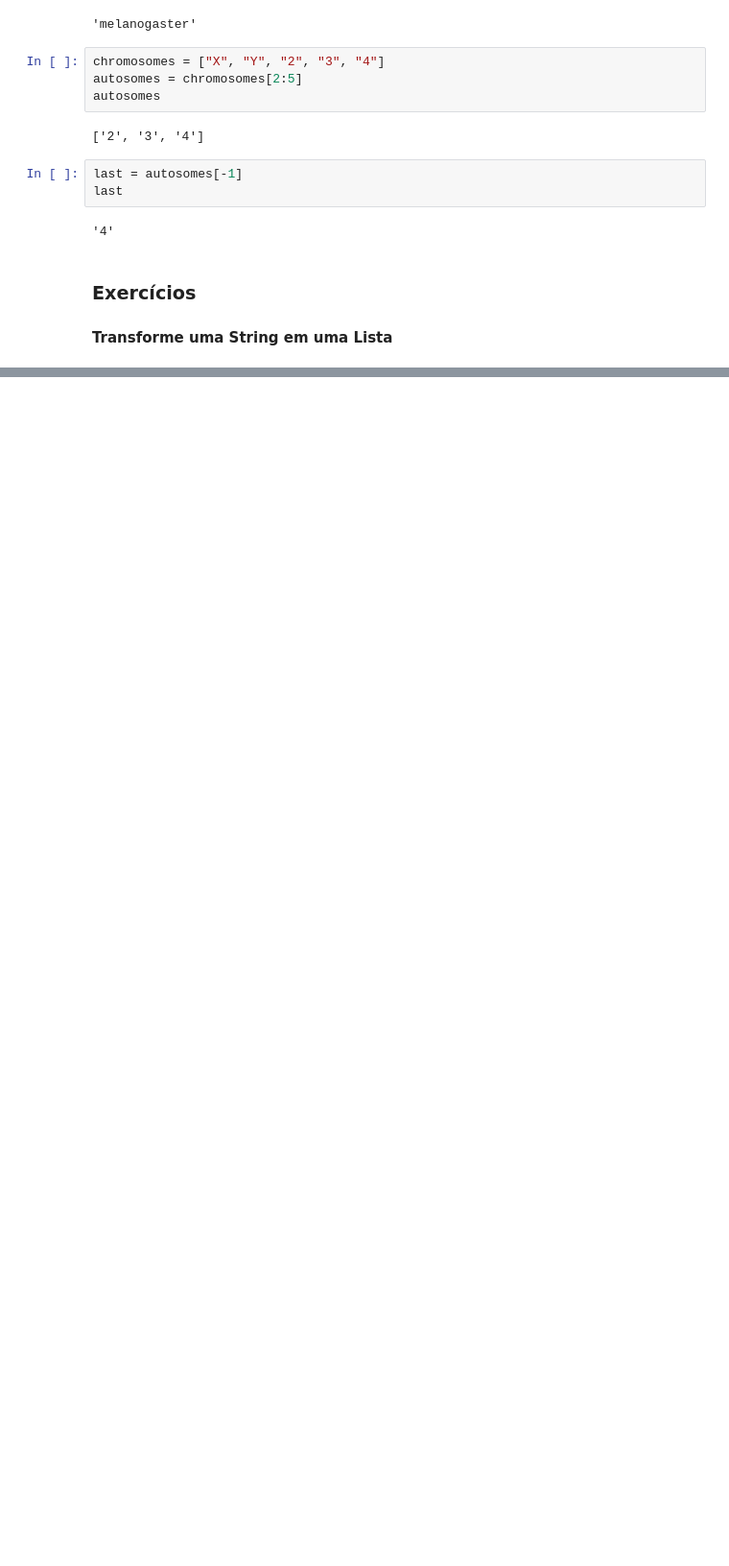
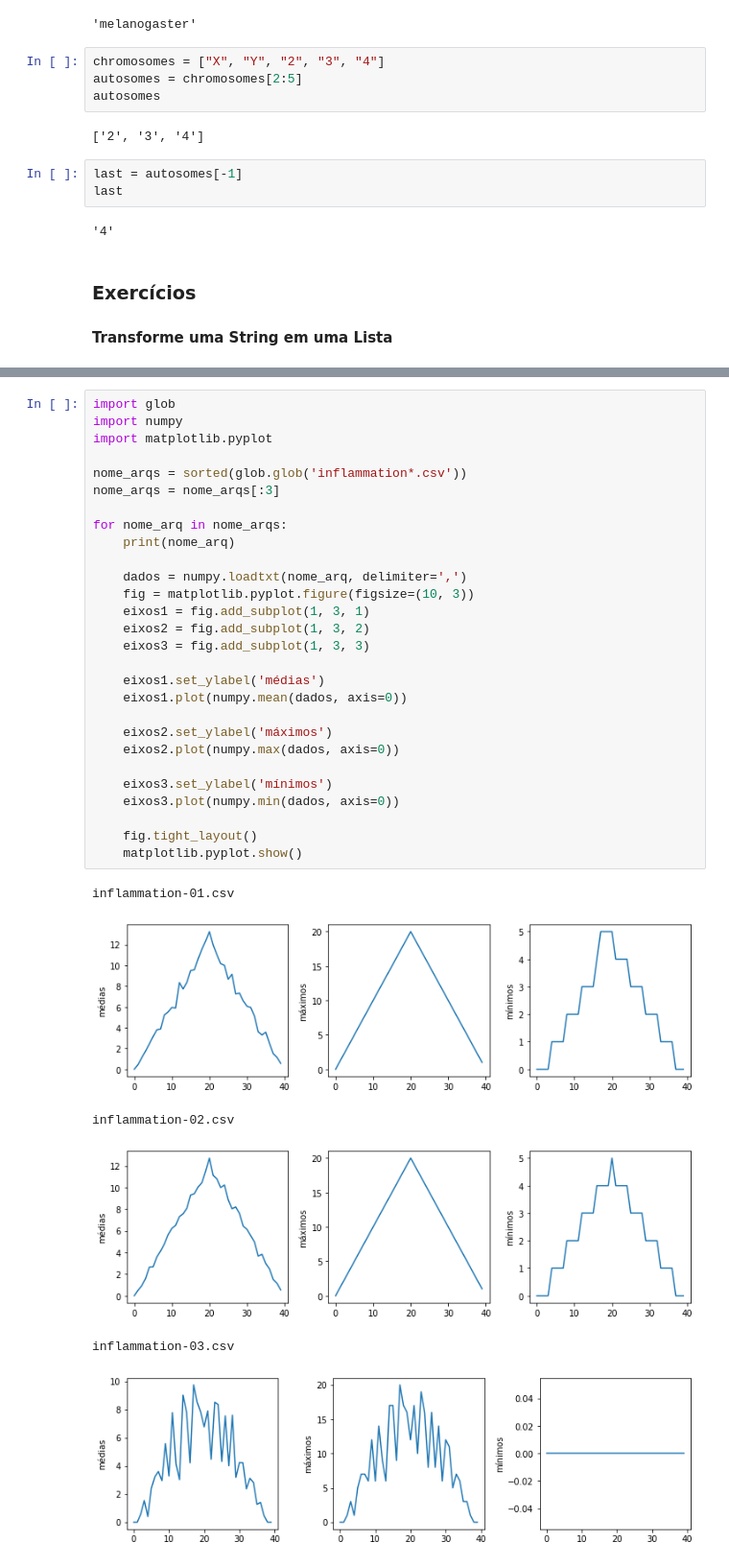
Before and after one commit to mariguilardi/python-novice-inflammation, a Jupyter notebook: 2020jun/swc-python/data/Aula 4.ipynb, the cells around one changed output, grey strips where cells are left out. Shown at 96% size. Drawn from its saved outputs; the diff is of its cells as text; blank space fills up the shorter version.

```diff
--- a/2020jun/swc-python/data/Aula 4.ipynb
+++ b/2020jun/swc-python/data/Aula 4.ipynb
@@ -104,0 +156,35 @@ last
+# %%
+import glob
+import numpy
+import matplotlib.pyplot
+
+nome_arqs = sorted(glob.glob('inflammation*.csv'))
+nome_arqs = nome_arqs[:3]
+
+for nome_arq in nome_arqs:
+    print(nome_arq)
+
+    dados = numpy.loadtxt(nome_arq, delimiter=',')
+    fig = matplotlib.pyplot.figure(figsize=(10, 3))
+    eixos1 = fig.add_subplot(1, 3, 1)
+    eixos2 = fig.add_subplot(1, 3, 2)
+    eixos3 = fig.add_subplot(1, 3, 3)
+
+    eixos1.set_ylabel('médias')
+    eixos1.plot(numpy.mean(dados, axis=0))
+
+    eixos2.set_ylabel('máximos')
+    eixos2.plot(numpy.max(dados, axis=0))
+
+    eixos3.set_ylabel('mínimos')
+    eixos3.plot(numpy.min(dados, axis=0))
+
+    fig.tight_layout()
+    matplotlib.pyplot.show()
+# %% [output]
+inflammation-01.csv
+[figure, added]
+inflammation-02.csv
+[figure, added]
+inflammation-03.csv
+[figure, added]
```
Also changed, not shown: parts of 12 cells of this notebook.
